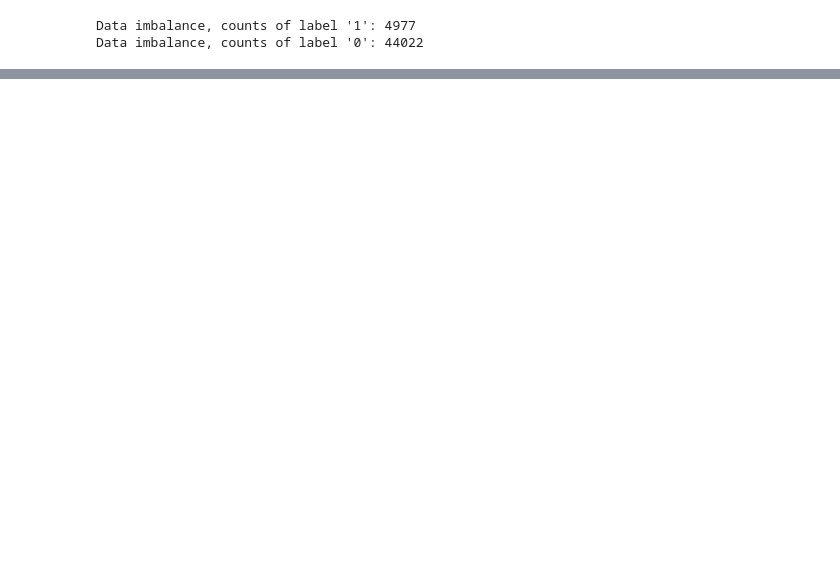
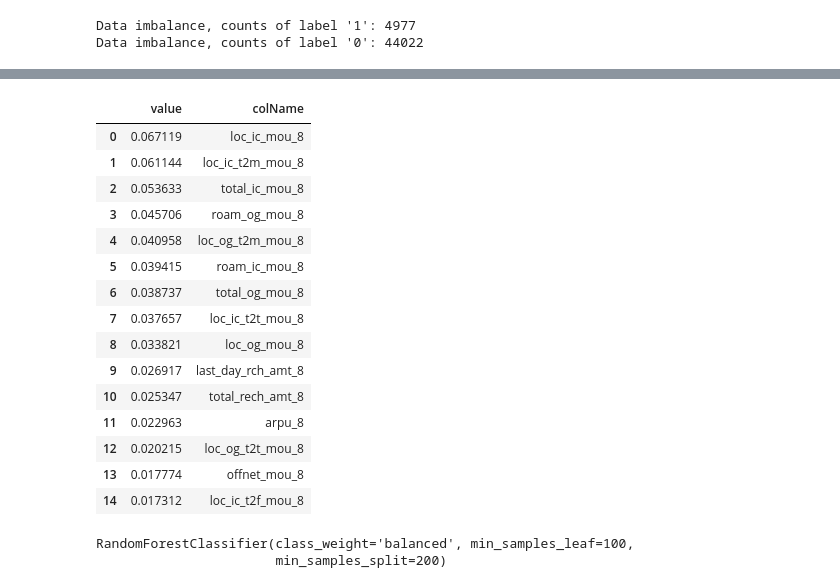
Before and after one commit to sivaprasadt246/Telecom-Churn-Case-Study, a Jupyter notebook: Telecom_Churn_Case_Study.ipynb, the cells around one changed output, grey strips where cells are left out. Cells and saved outputs as stored; diff of their text form; code cells hidden in the pictures; blank space fills up the shorter version.

```diff
--- a/Telecom_Churn_Case_Study.ipynb
+++ b/Telecom_Churn_Case_Study.ipynb
@@ -325,0 +307,8 @@ print(accuracy_score(y_test, predictions))
+# %%
+#pick the number of components explaining max variance
+pca_X= PCA(n_components=70)
+
+df_train_pca_X = pca_X.fit_transform(X_train_smote)
+print(df_train_pca_X.shape)
+df_test_pca_X = pca_X.transform(X_test)
+print(df_test_pca_X.shape)
@@ -325,0 +320,4 @@ print(accuracy_score(y_test, predictions))
+# %%
+#Run the model using the selected variables
+LR = LogisticRegression(class_weight='balanced')
+LR.fit(df_train_pca_X, y_train_smote)
@@ -325,0 +396,6 @@ print(accuracy_score(y_test, predictions))
+# %%
+#Running the random forest with default parameters.
+rfc = RandomForestClassifier(class_weight='balanced')
+
+#fit
+rfc.fit(X_train_smote, y_train_smote)
@@ -325,0 +462,36 @@ print(accuracy_score(y_test, predictions))
+# %%
+importances = rfc.feature_importances_
+col_names =  X.columns
+
+RF_feature_importance = pd.DataFrame(sorted(zip(importances, list(col_names)), reverse=True),columns={'colName','value'})
+RF_feature_importance.head(15)
+# %% [output]
+|  | value | colName |
+| 0 | 0.067119 | loc_ic_mou_8 |
+| 1 | 0.061144 | loc_ic_t2m_mou_8 |
+| 2 | 0.053633 | total_ic_mou_8 |
+| 3 | 0.045706 | roam_og_mou_8 |
+| 4 | 0.040958 | loc_og_t2m_mou_8 |
+| 5 | 0.039415 | roam_ic_mou_8 |
+| 6 | 0.038737 | total_og_mou_8 |
+| 7 | 0.037657 | loc_ic_t2t_mou_8 |
+| 8 | 0.033821 | loc_og_mou_8 |
+| 9 | 0.026917 | last_day_rch_amt_8 |
+| 10 | 0.025347 | total_rech_amt_8 |
+| 11 | 0.022963 | arpu_8 |
+| 12 | 0.020215 | loc_og_t2t_mou_8 |
+| 13 | 0.017774 | offnet_mou_8 |
+| 14 | 0.017312 | loc_ic_t2f_mou_8 |
+# %%
+# # model with the best hyperparameters
+rfc_updated = RandomForestClassifier(bootstrap=True,
+                             min_samples_leaf=100,
+                             min_samples_split=200,
+                             n_estimators=100,
+                             class_weight='balanced')
+
+#fit
+rfc_updated.fit(X_train_smote, y_train_smote)
+# %% [output]
+RandomForestClassifier(class_weight='balanced', min_samples_leaf=100,
+                       min_samples_split=200)
```
Also changed, not shown: parts of 57 cells of this notebook.
